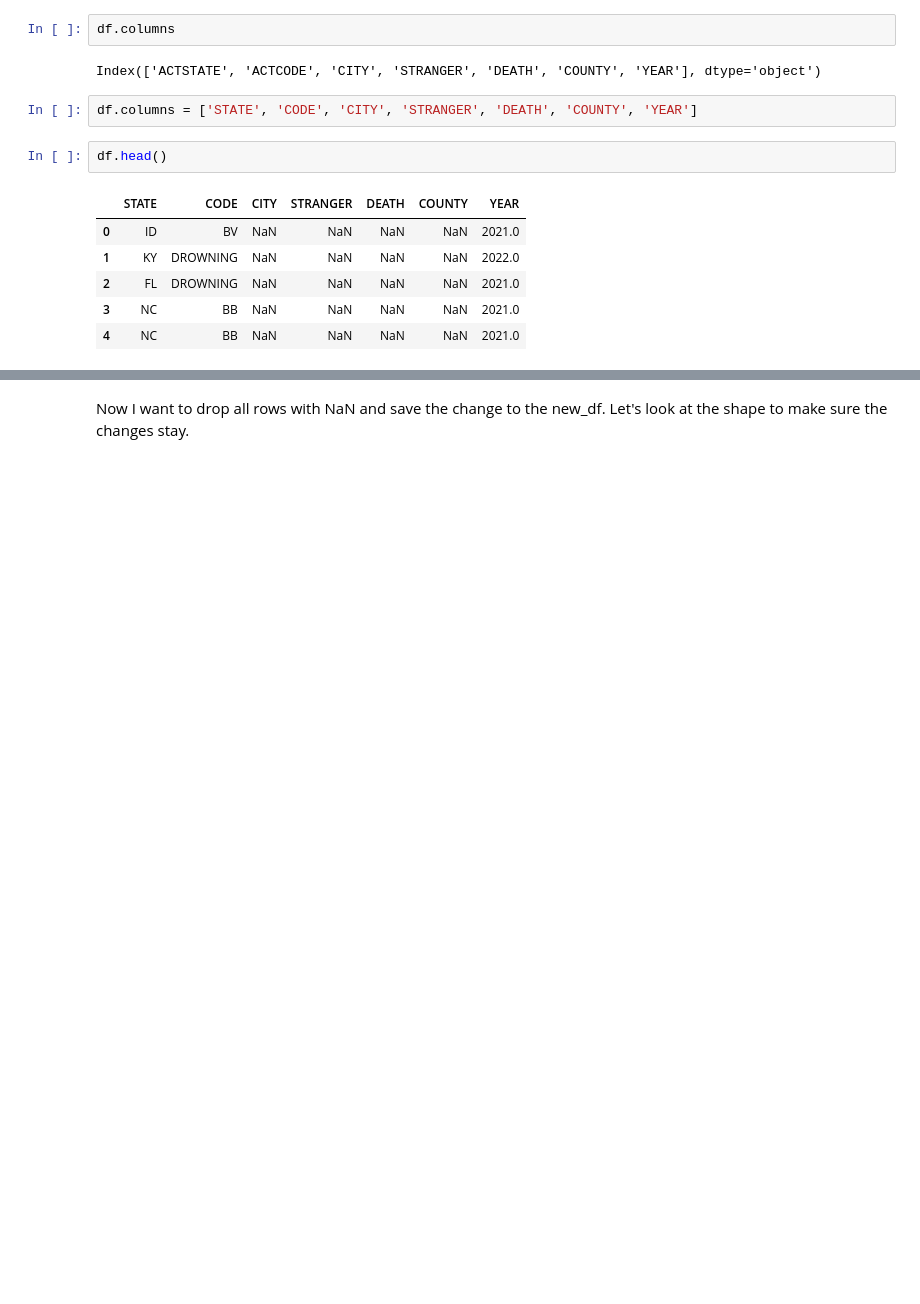
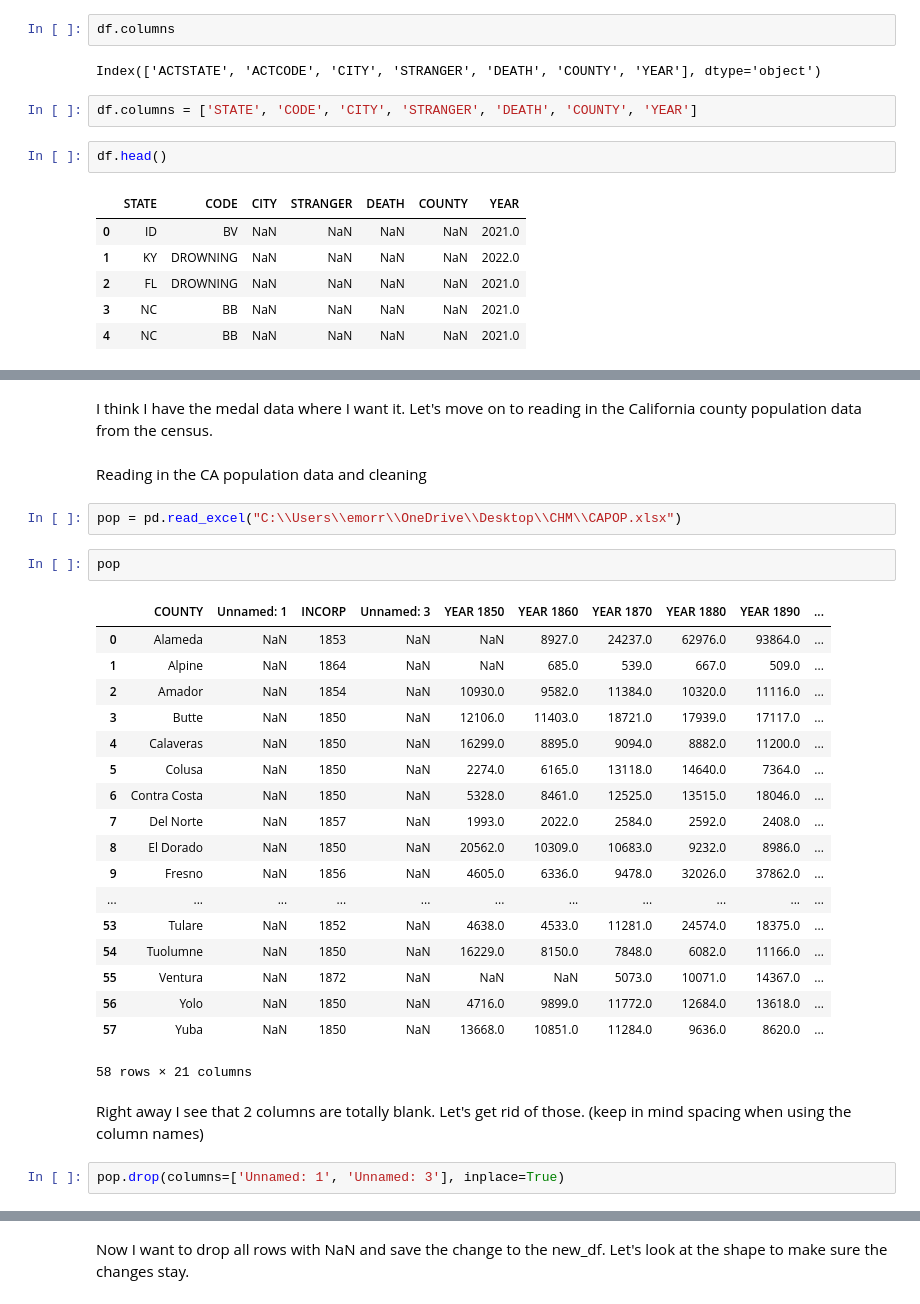
Before and after one commit to happyhorseshoe/Heroic_Age, a Jupyter notebook: hero.ipynb, the cells around one changed output, grey strips where cells are left out. Cells and saved outputs as stored; diff of their text form; blank space fills up the shorter version.

```diff
--- a/hero.ipynb
+++ b/hero.ipynb
@@ -66,0 +208,31 @@ Now I need to filter my data to keep only the rows and columns of KY, CA, AK. I
+# %% [markdown]
+I think I have the medal data where I want it. Let's move on to reading in the California county population data from the census.
+# %% [markdown]
+Reading in the CA population data and cleaning
+# %%
+pop = pd.read_excel("C:\\Users\\emorr\\OneDrive\\Desktop\\CHM\\CAPOP.xlsx")
+# %%
+pop
+# %% [output]
+|  | COUNTY | Unnamed: 1 | INCORP | Unnamed: 3 | YEAR 1850 | YEAR 1860 | YEAR 1870 | YEAR 1880 | YEAR 1890 | ... |
+| 0 | Alameda | NaN | 1853 | NaN | NaN | 8927.0 | 24237.0 | 62976.0 | 93864.0 | ... |
+| 1 | Alpine | NaN | 1864 | NaN | NaN | 685.0 | 539.0 | 667.0 | 509.0 | ... |
+| 2 | Amador | NaN | 1854 | NaN | 10930.0 | 9582.0 | 11384.0 | 10320.0 | 11116.0 | ... |
+| 3 | Butte | NaN | 1850 | NaN | 12106.0 | 11403.0 | 18721.0 | 17939.0 | 17117.0 | ... |
+| 4 | Calaveras | NaN | 1850 | NaN | 16299.0 | 8895.0 | 9094.0 | 8882.0 | 11200.0 | ... |
+| 5 | Colusa | NaN | 1850 | NaN | 2274.0 | 6165.0 | 13118.0 | 14640.0 | 7364.0 | ... |
+| 6 | Contra Costa | NaN | 1850 | NaN | 5328.0 | 8461.0 | 12525.0 | 13515.0 | 18046.0 | ... |
+| 7 | Del Norte | NaN | 1857 | NaN | 1993.0 | 2022.0 | 2584.0 | 2592.0 | 2408.0 | ... |
+| 8 | El Dorado | NaN | 1850 | NaN | 20562.0 | 10309.0 | 10683.0 | 9232.0 | 8986.0 | ... |
+| 9 | Fresno | NaN | 1856 | NaN | 4605.0 | 6336.0 | 9478.0 | 32026.0 | 37862.0 | ... |
+| ... | ... | ... | ... | ... | ... | ... | ... | ... | ... | ... |
+| 53 | Tulare | NaN | 1852 | NaN | 4638.0 | 4533.0 | 11281.0 | 24574.0 | 18375.0 | ... |
+| 54 | Tuolumne | NaN | 1850 | NaN | 16229.0 | 8150.0 | 7848.0 | 6082.0 | 11166.0 | ... |
+| 55 | Ventura | NaN | 1872 | NaN | NaN | NaN | 5073.0 | 10071.0 | 14367.0 | ... |
+| 56 | Yolo | NaN | 1850 | NaN | 4716.0 | 9899.0 | 11772.0 | 12684.0 | 13618.0 | ... |
+| 57 | Yuba | NaN | 1850 | NaN | 13668.0 | 10851.0 | 11284.0 | 9636.0 | 8620.0 | ... |
+58 rows × 21 columns
+# %% [markdown]
+Right away I see that 2 columns are totally blank. Let's get rid of those. (keep in mind spacing when using the column names)
+# %%
+pop.drop(columns=['Unnamed: 1', 'Unnamed: 3'], inplace=True)
```
Also changed, not shown: parts of 41 cells of this notebook.
